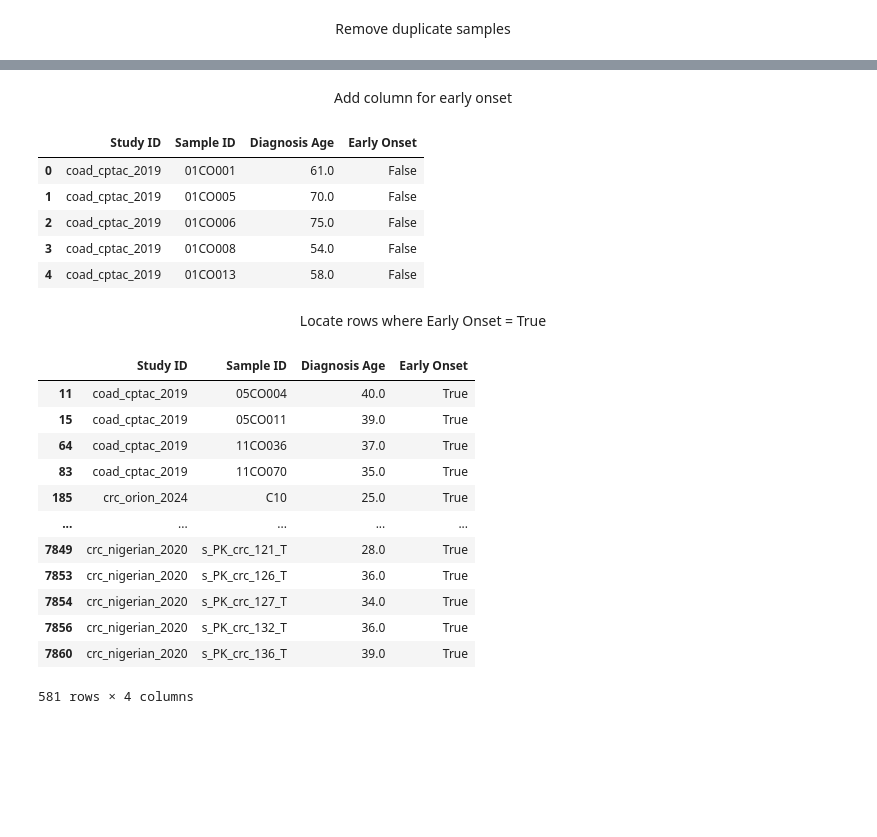
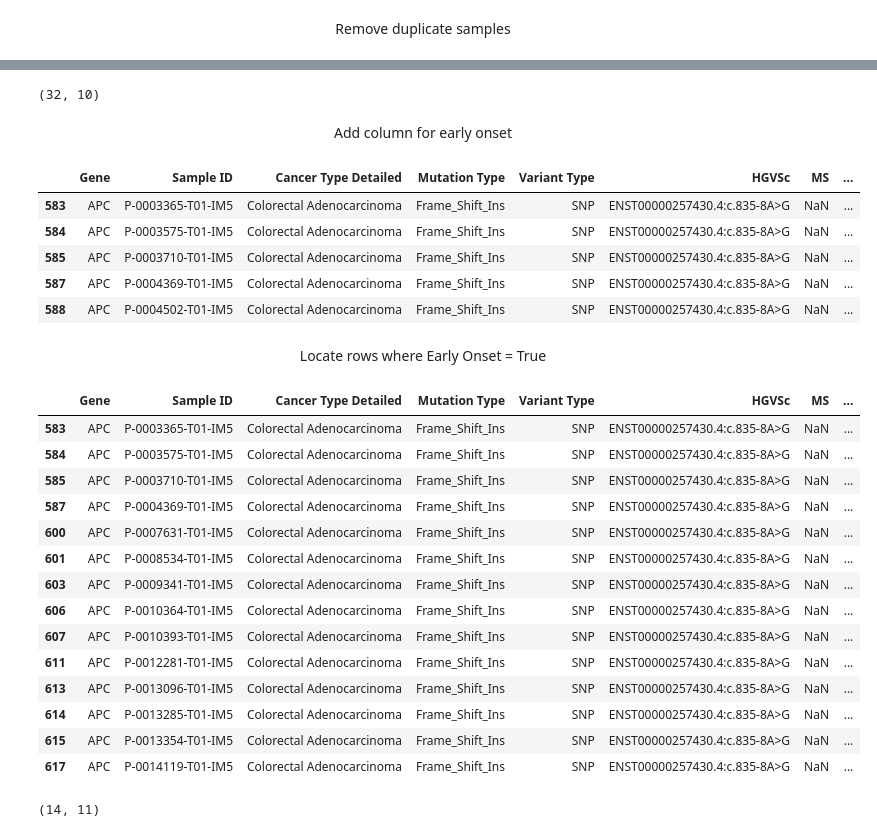
Before and after one commit to fredwdickinson/rscam-g6, a Jupyter notebook: Notebooks/DataCleaning.ipynb, the cells around one changed output, grey strips where cells are left out. Saved outputs shown, nothing was run; the diff lists cells and outputs as text; code cells hidden in the pictures; blank space fills up the shorter version.

```diff
--- a/Notebooks/DataCleaning.ipynb
+++ b/Notebooks/DataCleaning.ipynb
@@ -5,6 +5,6 @@ import numpy as np
 <center> Read CSV file</center>
 # %%
 # NEED TO CHANGE TO SPECIFIED LOC
-# df = pd.read_csv(r"output.csv", low_memory=False)
+df = pd.read_csv(r"C:\Users\abbi_\venv1\RSCAM\rscam-g6\data\tcga_data2.csv", sep = "\t", low_memory=False)
 df.head()
 # %% [output]
@@ -57,6 +55,8 @@ df.head()
 for col in df.columns:
     df.columns = df.columns.str.strip()
 # %%
-rel_df = df[["Study ID", "Sample ID", "Diagnosis Age"]]
+note_cols = ["Gene", "Sample ID", "Cancer Type Detailed", "Mutation Type", "Variant Type", "HGVSc", "MS",
+        "Protein Change", "Functional Impact", "Diagnosis Age"]
+rel_df = df[note_cols]
 rel_df.head()
 # %% [output]
@@ -106,32 +123,44 @@ cleaned_df.head()
+# %%
+cleaned_df = cleaned_df.loc[cleaned_df["HGVSc"] == "ENST00000257430.4:c.835-8A>G"]
+cleaned_df.shape
+# %% [output]
+(32, 10)
 # %% [markdown]
 <center> Add column for early onset</center>
 # %%
 cleaned_df = cleaned_df.copy()
-cleaned_df["Early Onset"] = cleaned_df["Diagnosis Age"] <= 40
+cleaned_df["Early Onset"] = cleaned_df["Diagnosis Age"] <= 50
 cleaned_df.head()
 # %% [output]
-|  | Study ID | Sample ID | Diagnosis Age | Early Onset |
-| 0 | coad_cptac_2019 | 01CO001 | 61.0 | False |
-| 1 | coad_cptac_2019 | 01CO005 | 70.0 | False |
-| 2 | coad_cptac_2019 | 01CO006 | 75.0 | False |
-| 3 | coad_cptac_2019 | 01CO008 | 54.0 | False |
-| 4 | coad_cptac_2019 | 01CO013 | 58.0 | False |
+|  | Gene | Sample ID | Cancer Type Detailed | Mutation Type | Variant Type | HGVSc | MS | ... |
+| 583 | APC | P-0003365-T01-IM5 | Colorectal Adenocarcinoma | Frame_Shift_Ins | SNP | ENST00000257430.4:c.835-8A>G | NaN | ... |
+| 584 | APC | P-0003575-T01-IM5 | Colorectal Adenocarcinoma | Frame_Shift_Ins | SNP | ENST00000257430.4:c.835-8A>G | NaN | ... |
+| 585 | APC | P-0003710-T01-IM5 | Colorectal Adenocarcinoma | Frame_Shift_Ins | SNP | ENST00000257430.4:c.835-8A>G | NaN | ... |
+| 587 | APC | P-0004369-T01-IM5 | Colorectal Adenocarcinoma | Frame_Shift_Ins | SNP | ENST00000257430.4:c.835-8A>G | NaN | ... |
+| 588 | APC | P-0004502-T01-IM5 | Colorectal Adenocarcinoma | Frame_Shift_Ins | SNP | ENST00000257430.4:c.835-8A>G | NaN | ... |
 # %% [markdown]
 <center> Locate rows where Early Onset = True</center>
 # %%
 early_onset = cleaned_df.copy()
-early_onset.loc[early_onset["Early Onset"] == True]
+early_onset = early_onset.loc[early_onset["Early Onset"] == True]
+early_onset
 # %% [output]
-|  | Study ID | Sample ID | Diagnosis Age | Early Onset |
-| 11 | coad_cptac_2019 | 05CO004 | 40.0 | True |
-| 15 | coad_cptac_2019 | 05CO011 | 39.0 | True |
-| 64 | coad_cptac_2019 | 11CO036 | 37.0 | True |
-| 83 | coad_cptac_2019 | 11CO070 | 35.0 | True |
-| 185 | crc_orion_2024 | C10 | 25.0 | True |
-| ... | ... | ... | ... | ... |
-| 7849 | crc_nigerian_2020 | s_PK_crc_121_T | 28.0 | True |
-| 7853 | crc_nigerian_2020 | s_PK_crc_126_T | 36.0 | True |
-| 7854 | crc_nigerian_2020 | s_PK_crc_127_T | 34.0 | True |
-| 7856 | crc_nigerian_2020 | s_PK_crc_132_T | 36.0 | True |
-| 7860 | crc_nigerian_2020 | s_PK_crc_136_T | 39.0 | True |
+|  | Gene | Sample ID | Cancer Type Detailed | Mutation Type | Variant Type | HGVSc | MS | ... |
+| 583 | APC | P-0003365-T01-IM5 | Colorectal Adenocarcinoma | Frame_Shift_Ins | SNP | ENST00000257430.4:c.835-8A>G | NaN | ... |
+| 584 | APC | P-0003575-T01-IM5 | Colorectal Adenocarcinoma | Frame_Shift_Ins | SNP | ENST00000257430.4:c.835-8A>G | NaN | ... |
+| 585 | APC | P-0003710-T01-IM5 | Colorectal Adenocarcinoma | Frame_Shift_Ins | SNP | ENST00000257430.4:c.835-8A>G | NaN | ... |
+| 587 | APC | P-0004369-T01-IM5 | Colorectal Adenocarcinoma | Frame_Shift_Ins | SNP | ENST00000257430.4:c.835-8A>G | NaN | ... |
+| 600 | APC | P-0007631-T01-IM5 | Colorectal Adenocarcinoma | Frame_Shift_Ins | SNP | ENST00000257430.4:c.835-8A>G | NaN | ... |
+| 601 | APC | P-0008534-T01-IM5 | Colorectal Adenocarcinoma | Frame_Shift_Ins | SNP | ENST00000257430.4:c.835-8A>G | NaN | ... |
+| 603 | APC | P-0009341-T01-IM5 | Colorectal Adenocarcinoma | Frame_Shift_Ins | SNP | ENST00000257430.4:c.835-8A>G | NaN | ... |
+| 606 | APC | P-0010364-T01-IM5 | Colorectal Adenocarcinoma | Frame_Shift_Ins | SNP | ENST00000257430.4:c.835-8A>G | NaN | ... |
+| 607 | APC | P-0010393-T01-IM5 | Colorectal Adenocarcinoma | Frame_Shift_Ins | SNP | ENST00000257430.4:c.835-8A>G | NaN | ... |
+| 611 | APC | P-0012281-T01-IM5 | Colorectal Adenocarcinoma | Frame_Shift_Ins | SNP | ENST00000257430.4:c.835-8A>G | NaN | ... |
+| 613 | APC | P-0013096-T01-IM5 | Colorectal Adenocarcinoma | Frame_Shift_Ins | SNP | ENST00000257430.4:c.835-8A>G | NaN | ... |
+| 614 | APC | P-0013285-T01-IM5 | Colorectal Adenocarcinoma | Frame_Shift_Ins | SNP | ENST00000257430.4:c.835-8A>G | NaN | ... |
+| 615 | APC | P-0013354-T01-IM5 | Colorectal Adenocarcinoma | Frame_Shift_Ins | SNP | ENST00000257430.4:c.835-8A>G | NaN | ... |
+| 617 | APC | P-0014119-T01-IM5 | Colorectal Adenocarcinoma | Frame_Shift_Ins | SNP | ENST00000257430.4:c.835-8A>G | NaN | ... |
-581 rows × 4 columns
+# %%
+early_onset.shape
+# %% [output]
+(14, 11)
```
Also changed, not shown: parts of 10 cells of this notebook.
